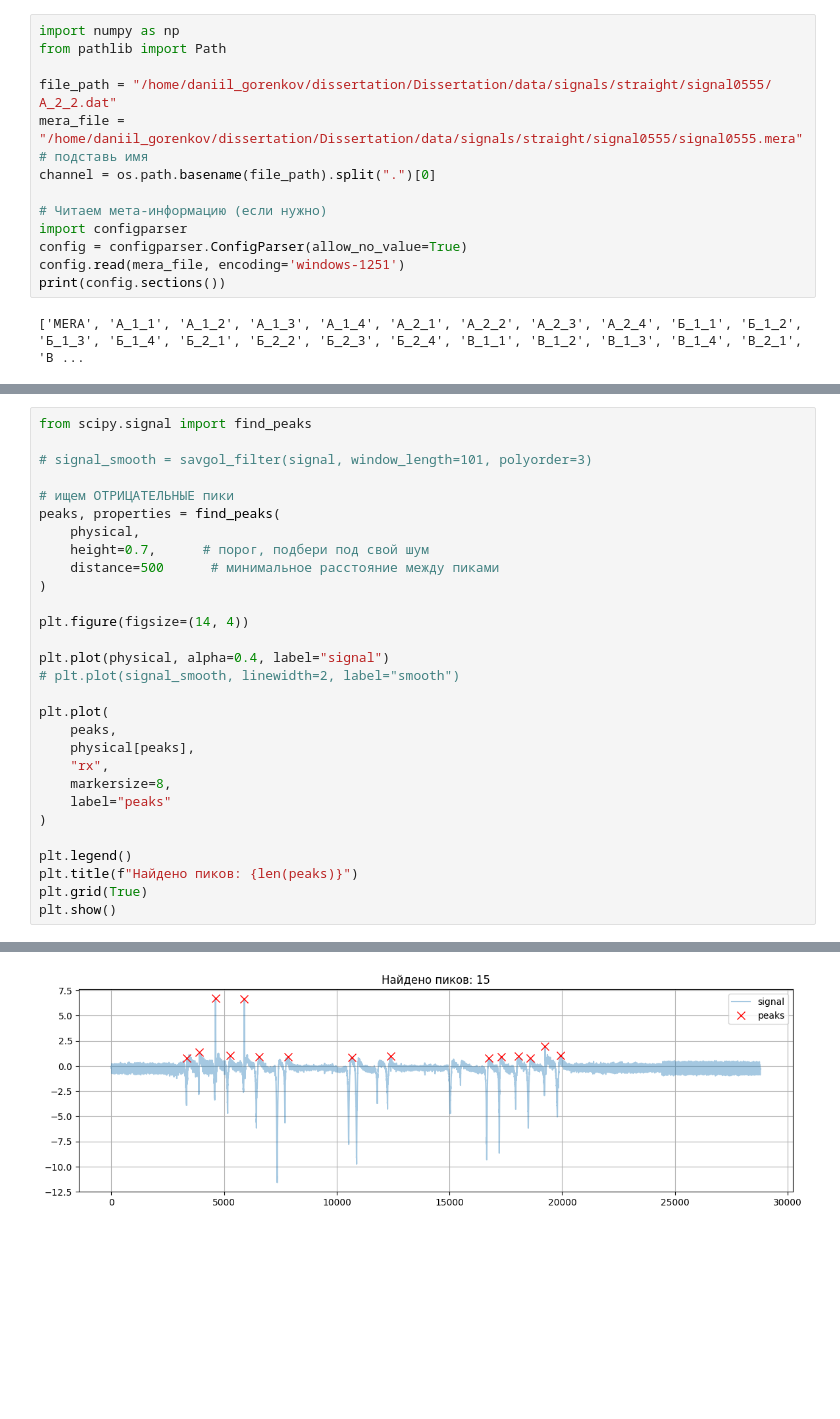
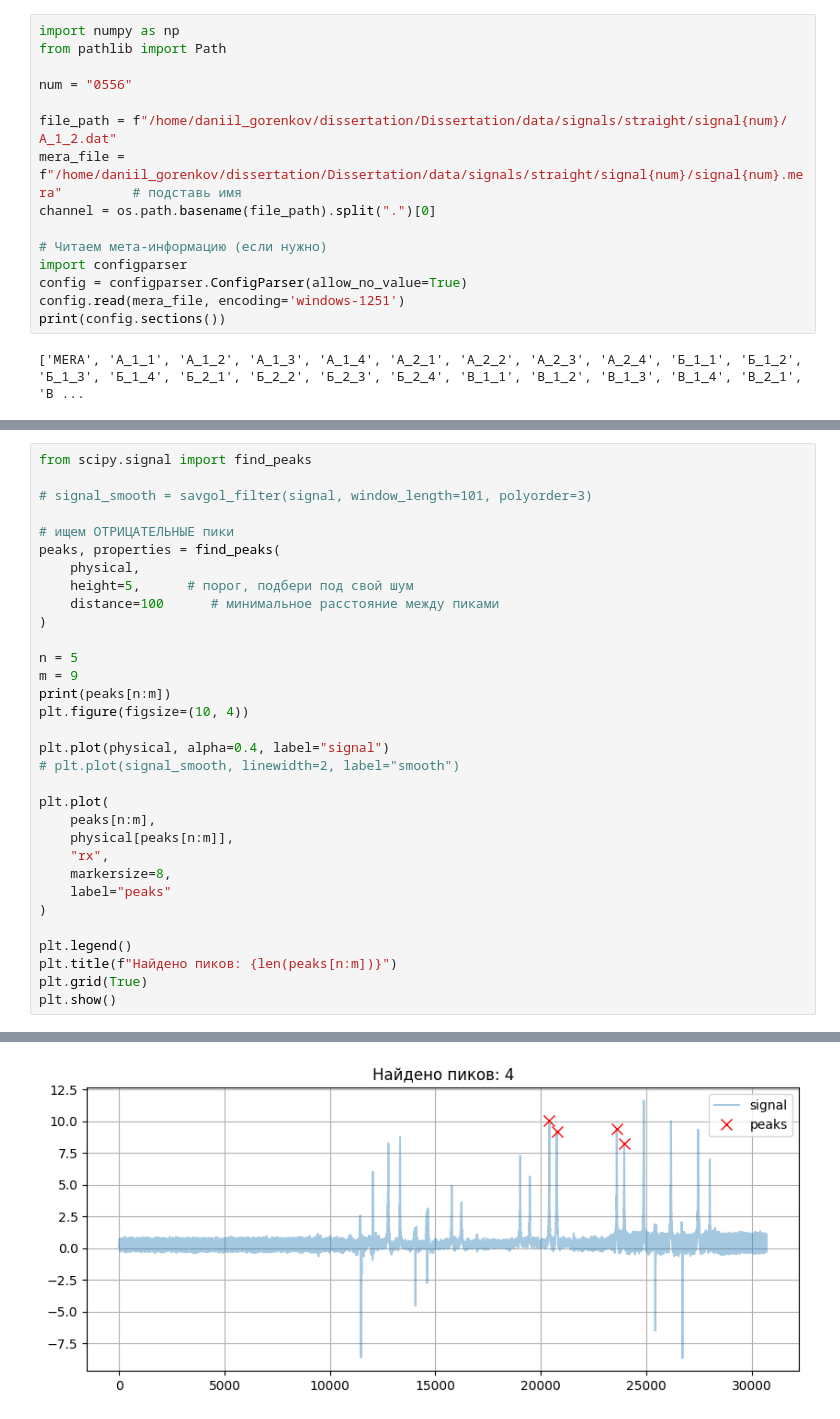
Before and after one commit to daniilgorenkov/Dissertation, a Jupyter notebook: reserach/trials_plots.ipynb, the cells around one changed output, grey strips where cells are left out. Saved outputs shown, nothing was run; the diff lists cells and outputs as text; blank space fills up the shorter version.

```diff
--- a/reserach/trials_plots.ipynb
+++ b/reserach/trials_plots.ipynb
@@ -52,8 +63,10 @@ plt.show()
 import numpy as np
 from pathlib import Path
 
-file_path = "/home/daniil_gorenkov/dissertation/Dissertation/data/signals/straight/signal0555/А_2_2.dat"
-mera_file = "/home/daniil_gorenkov/dissertation/Dissertation/data/signals/straight/signal0555/signal0555.mera"         # подставь имя
+num = "0556"
+
+file_path = f"/home/daniil_gorenkov/dissertation/Dissertation/data/signals/straight/signal{num}/А_1_2.dat"
+mera_file = f"/home/daniil_gorenkov/dissertation/Dissertation/data/signals/straight/signal{num}/signal{num}.mera"         # подставь имя
 channel = os.path.basename(file_path).split(".")[0]
 
 # Читаем мета-информацию (если нужно)
@@ -94,25 +107,28 @@ from scipy.signal import find_peaks
 # ищем ОТРИЦАТЕЛЬНЫЕ пики
 peaks, properties = find_peaks(
     physical,
-    height=0.7,      # порог, подбери под свой шум
-    distance=500      # минимальное расстояние между пиками
+    height=5,      # порог, подбери под свой шум
+    distance=100      # минимальное расстояние между пиками
 )
 
-plt.figure(figsize=(14, 4))
+n = 5
+m = 9
+print(peaks[n:m])
+plt.figure(figsize=(10, 4))
 
 plt.plot(physical, alpha=0.4, label="signal")
 # plt.plot(signal_smooth, linewidth=2, label="smooth")
 
 plt.plot(
-    peaks,
-    physical[peaks],
+    peaks[n:m],
+    physical[peaks[n:m]],
     "rx",
     markersize=8,
     label="peaks"
 )
 
 plt.legend()
-plt.title(f"Найдено пиков: {len(peaks)}")
+plt.title(f"Найдено пиков: {len(peaks[n:m])}")
 plt.grid(True)
 plt.show()
 # %% [output]
@@ -119 +136 @@ plt.show()
-[figure, old version]
+[figure, new version]
```
Also changed, not shown: parts of 4 cells of this notebook, 7 other files.
